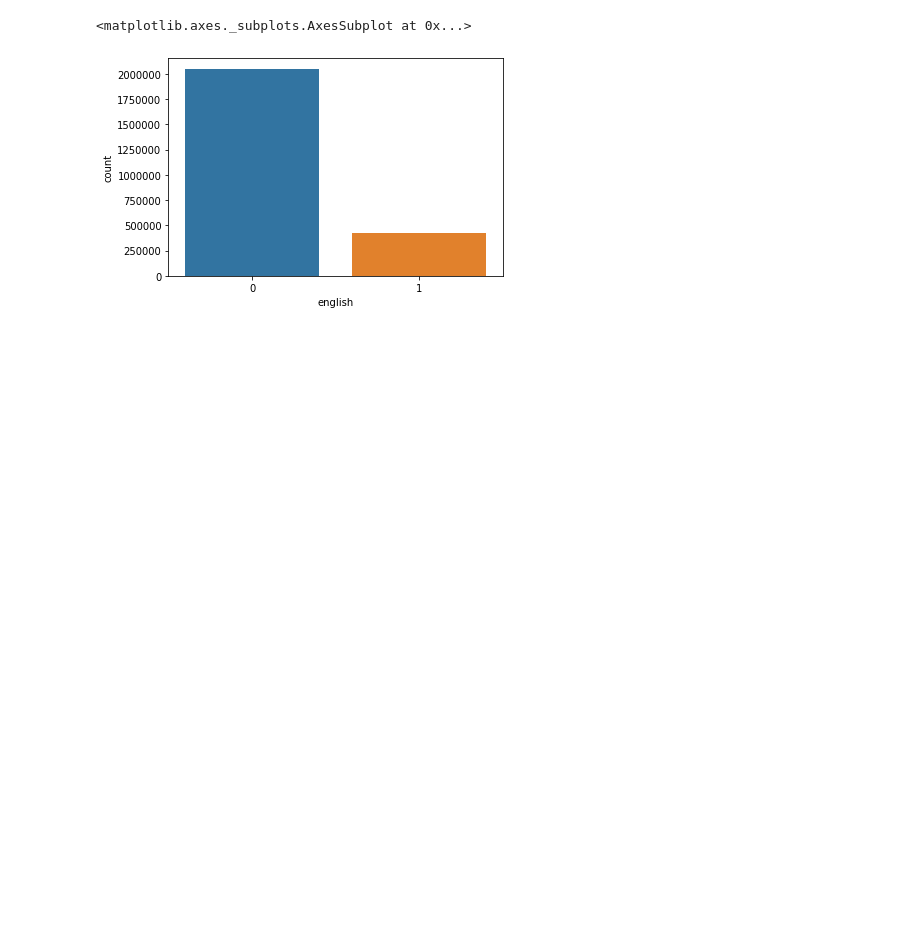
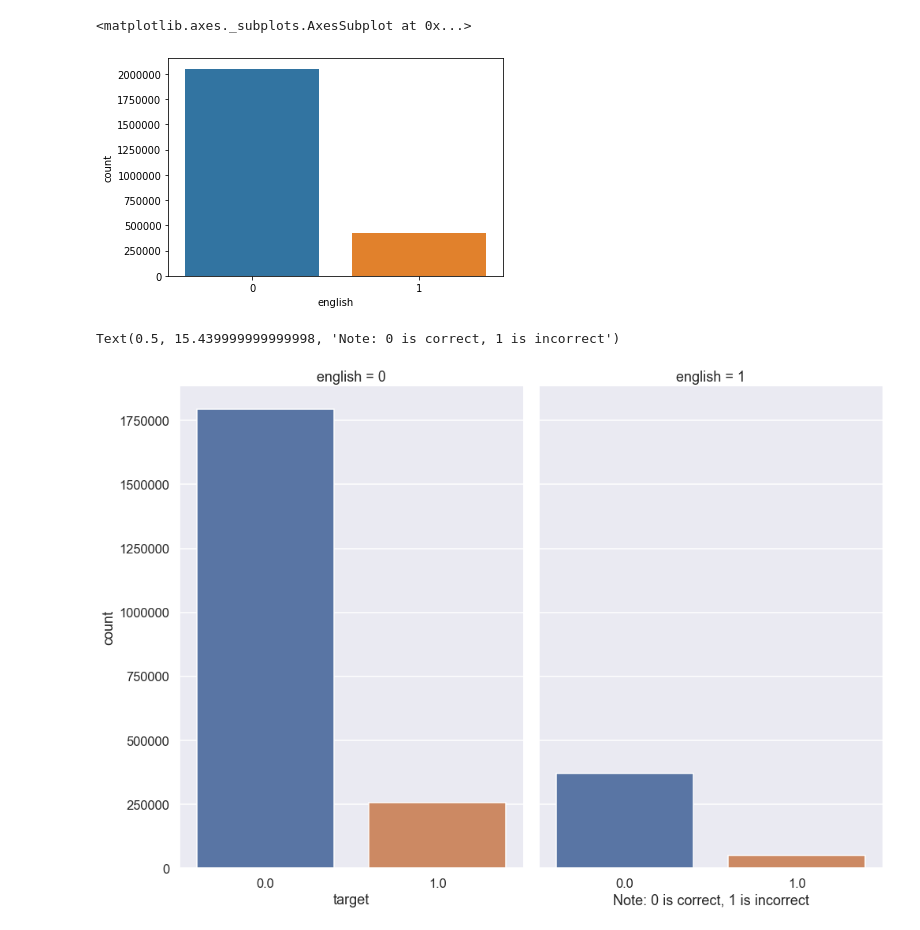
Before and after one commit to k-christensen/en_es_duo_SLAM, a Jupyter notebook: data_processing.ipynb, the cells around one changed output. Cells and saved outputs as stored; diff of their text form; code cells hidden in the pictures; blank space fills up the shorter version.

Commit message:
more data visualization

```diff
--- a/data_processing.ipynb
+++ b/data_processing.ipynb
@@ -1798,3 +1792,9 @@ sns.countplot(df_en_es.english)
 # %% [output]
 <matplotlib.axes._subplots.AxesSubplot at 0x...>
 [figure]
+# %%
+sns.catplot(x="target", col="english",data=df_en_es, kind="count",height=10, aspect=.7)
+plt.xlabel("Note: 0 is correct, 1 is incorrect")
+# %% [output]
+Text(0.5, 15.439999999999998, 'Note: 0 is correct, 1 is incorrect')
+[figure, added]
```
Also changed, not shown: parts of 19 cells of this notebook, 4 other files.
